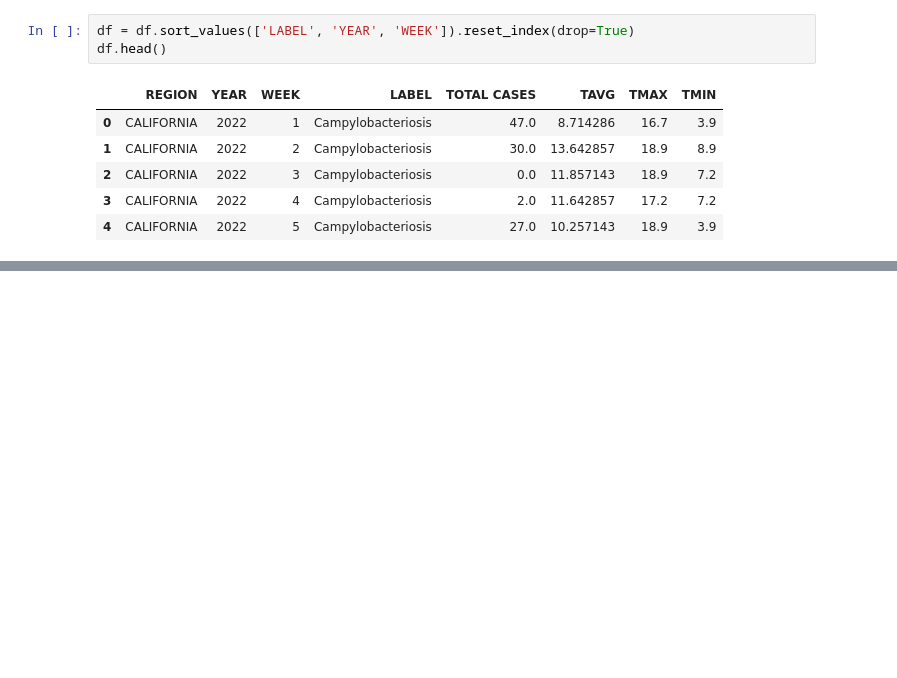
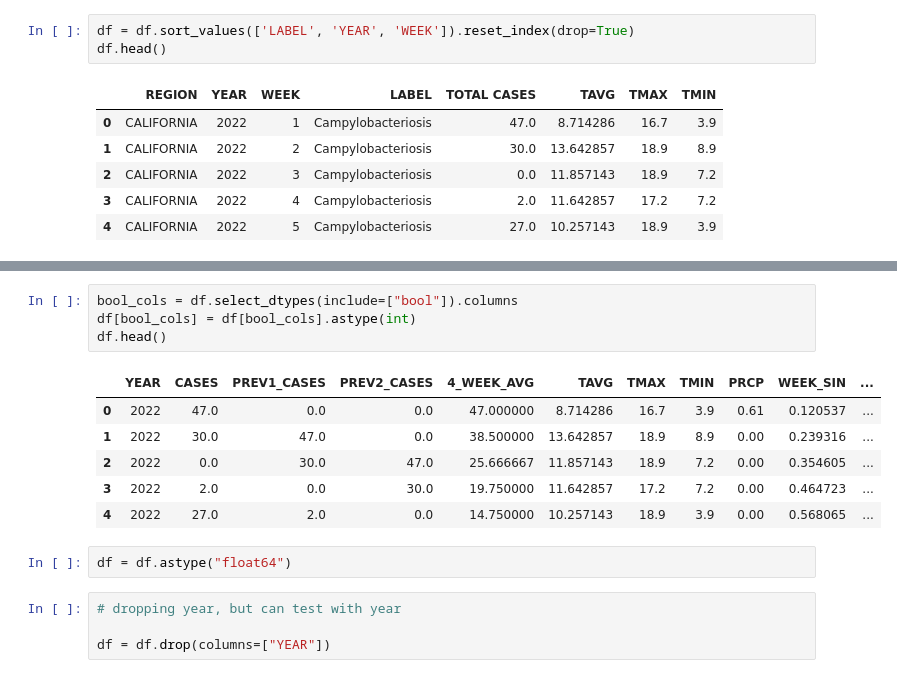
Before and after one commit to dave22r/RegionalOutbreakPredictor, a Jupyter notebook: ml/notebooks/merged.ipynb, the cells around one changed output, grey strips where cells are left out. Drawn from its saved outputs; the diff is of its cells as text; blank space fills up the shorter version.

Commit message:
feat(ml): created test dataset

```diff
--- a/ml/notebooks/merged.ipynb
+++ b/ml/notebooks/merged.ipynb
@@ -304,0 +363,17 @@ df.head()
+# %%
+bool_cols = df.select_dtypes(include=["bool"]).columns
+df[bool_cols] = df[bool_cols].astype(int)
+df.head()
+# %% [output]
+|  | YEAR | CASES | PREV1_CASES | PREV2_CASES | 4_WEEK_AVG | TAVG | TMAX | TMIN | PRCP | WEEK_SIN | ... |
+| 0 | 2022 | 47.0 | 0.0 | 0.0 | 47.000000 | 8.714286 | 16.7 | 3.9 | 0.61 | 0.120537 | ... |
+| 1 | 2022 | 30.0 | 47.0 | 0.0 | 38.500000 | 13.642857 | 18.9 | 8.9 | 0.00 | 0.239316 | ... |
+| 2 | 2022 | 0.0 | 30.0 | 47.0 | 25.666667 | 11.857143 | 18.9 | 7.2 | 0.00 | 0.354605 | ... |
+| 3 | 2022 | 2.0 | 0.0 | 30.0 | 19.750000 | 11.642857 | 17.2 | 7.2 | 0.00 | 0.464723 | ... |
+| 4 | 2022 | 27.0 | 2.0 | 0.0 | 14.750000 | 10.257143 | 18.9 | 3.9 | 0.00 | 0.568065 | ... |
+# %%
+df = df.astype("float64")
+# %%
+# dropping year, but can test with year
+
+df = df.drop(columns=["YEAR"])
```
Also changed, not shown: parts of 14 cells of this notebook, 1 other file.
